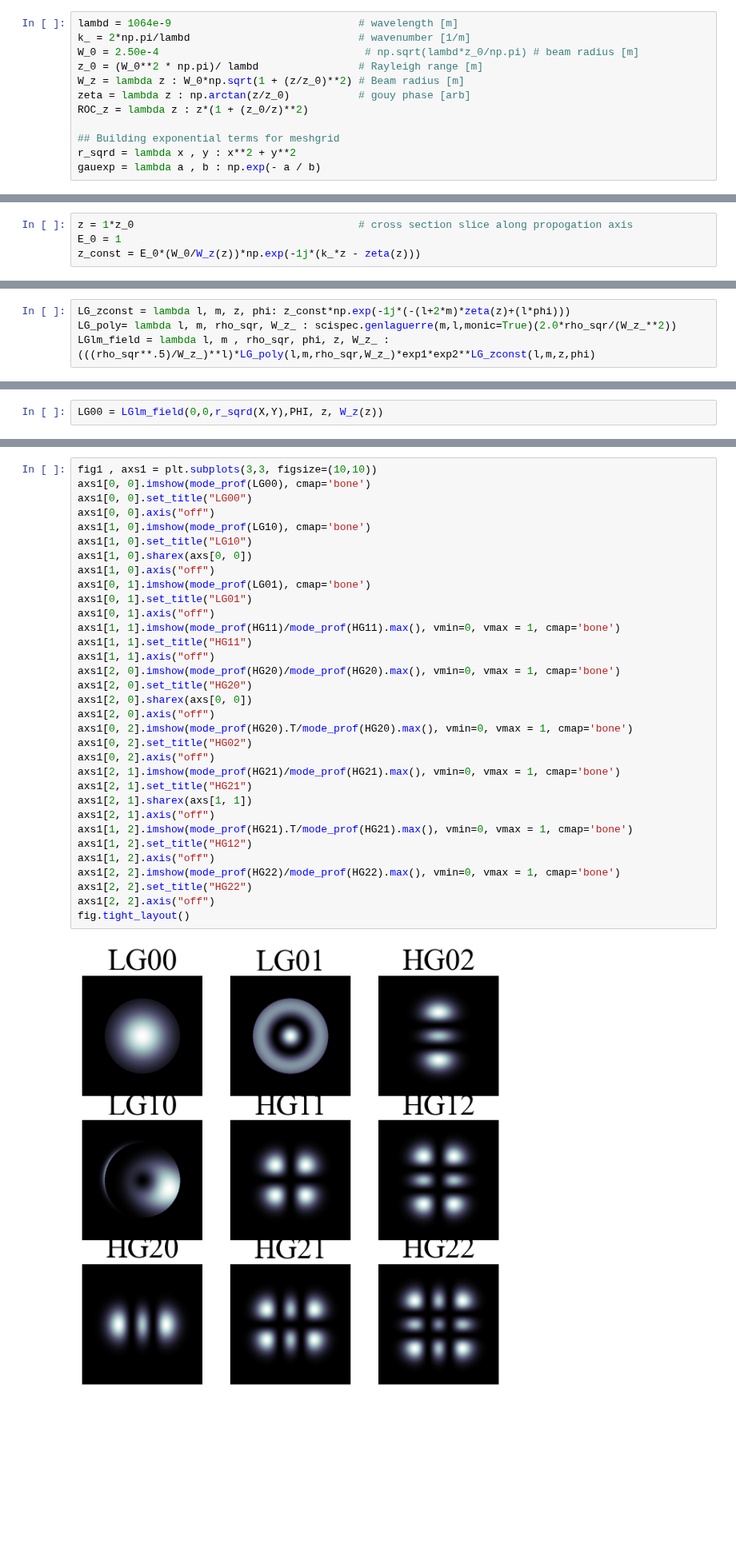
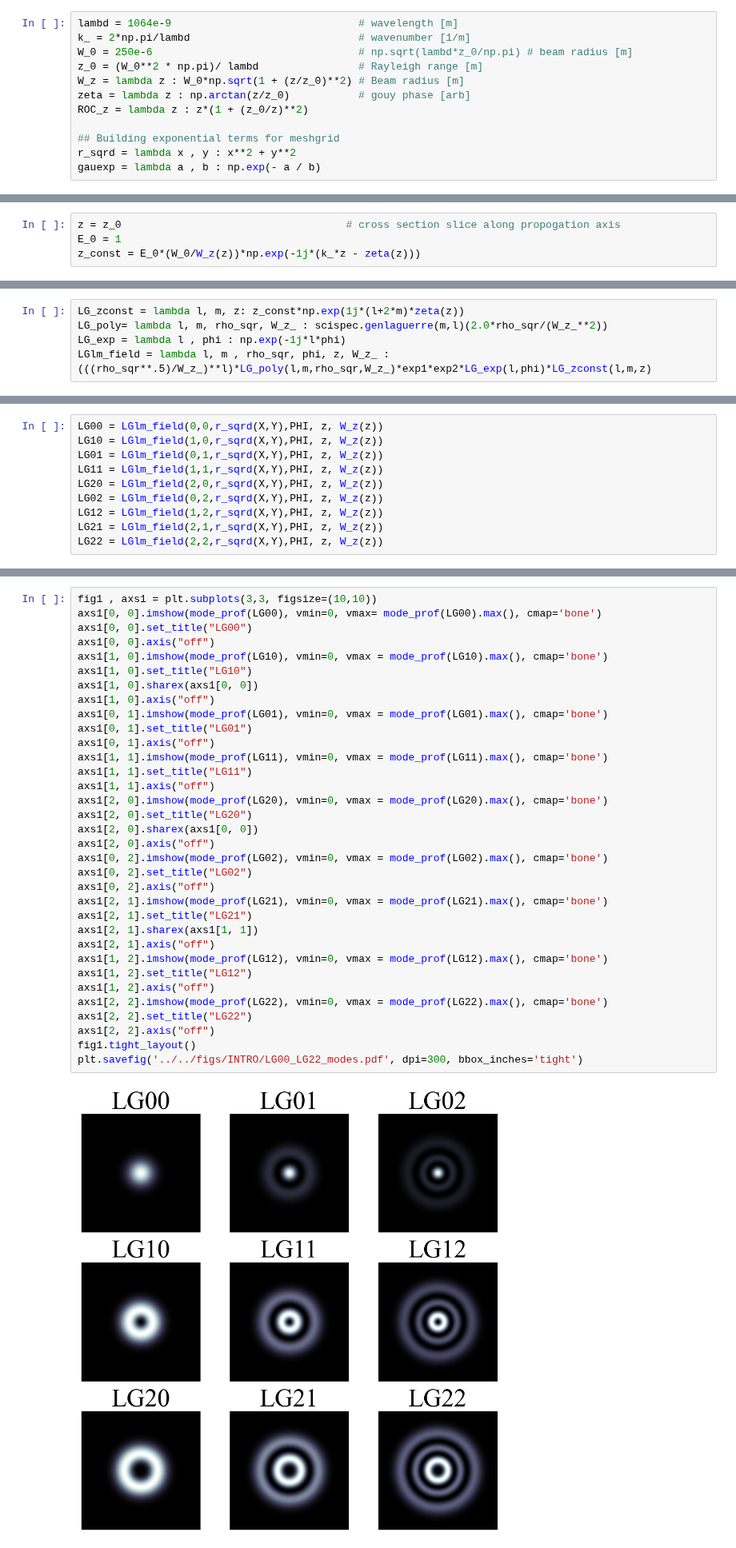
Before and after one commit to dancvan/dissertation, a Jupyter notebook: code/HGLG/beam_profiles.ipynb, the cells around one changed output, grey strips where cells are left out. Shown at 80% size. Saved outputs shown, nothing was run; the diff lists cells and outputs as text; blank space fills up the shorter version.

Commit message:
Generated and added HG-LG figures (currently Figure 1.8)

```diff
--- a/code/HGLG/beam_profiles.ipynb
+++ b/code/HGLG/beam_profiles.ipynb
@@ -16,7 +16,7 @@ plt.rcParams['axes.titlesize'] = 40
 # %%
 lambd = 1064e-9                              # wavelength [m]
 k_ = 2*np.pi/lambd                           # wavenumber [1/m]
-W_0 = 2.50e-4                                 # np.sqrt(lambd*z_0/np.pi) # beam radius [m]
+W_0 = 250e-6                                 # np.sqrt(lambd*z_0/np.pi) # beam radius [m]
 z_0 = (W_0**2 * np.pi)/ lambd                # Rayleigh range [m]
 W_z = lambda z : W_0*np.sqrt(1 + (z/z_0)**2) # Beam radius [m]
 zeta = lambda z : np.arctan(z/z_0)           # gouy phase [arb]
@@ -31,6 +31,6 @@ x = np.arange(-vprtsize/2,vprtsize/2, .5e-5)
 y = x
 # %%
-z = 1*z_0                                    # cross section slice along propogation axis
+z = z_0                                    # cross section slice along propogation axis
 E_0 = 1
 z_const = E_0*(W_0/W_z(z))*np.exp(-1j*(k_*z - zeta(z)))
 # %%
@@ -180,7 +191,8 @@ array([[-2.35619449, -2.35368823, -2.35116941, ..., -0.79295469,
 # %%
-LG_zconst = lambda l, m, z, phi: z_const*np.exp(-1j*(-(l+2*m)*zeta(z)+(l*phi)))
-LG_poly= lambda l, m, rho_sqr, W_z_ : scispec.genlaguerre(m,l,monic=True)(2.0*rho_sqr/(W_z_**2))
-LGlm_field = lambda l, m , rho_sqr, phi, z, W_z_ : (((rho_sqr**.5)/W_z_)**l)*LG_poly(l,m,rho_sqr,W_z_)*exp1*exp2**LG_zconst(l,m,z,phi)
+LG_zconst = lambda l, m, z: z_const*np.exp(1j*(l+2*m)*zeta(z))
+LG_poly= lambda l, m, rho_sqr, W_z_ : scispec.genlaguerre(m,l)(2.0*rho_sqr/(W_z_**2))
+LG_exp = lambda l , phi : np.exp(-1j*l*phi)
+LGlm_field = lambda l, m , rho_sqr, phi, z, W_z_ : (((rho_sqr**.5)/W_z_)**l)*LG_poly(l,m,rho_sqr,W_z_)*exp1*exp2*LG_exp(l,phi)*LG_zconst(l,m,z)
 # %%
 LG_poly(1,0,r_sqrd(X,Y),W_z(z))
 # %% [output]
@@ -194,2 +208,10 @@ array([[1., 1., 1., ..., 1., 1., 1.],
 # %%
 LG00 = LGlm_field(0,0,r_sqrd(X,Y),PHI, z, W_z(z))
+LG10 = LGlm_field(1,0,r_sqrd(X,Y),PHI, z, W_z(z))
+LG01 = LGlm_field(0,1,r_sqrd(X,Y),PHI, z, W_z(z))
+LG11 = LGlm_field(1,1,r_sqrd(X,Y),PHI, z, W_z(z))
+LG20 = LGlm_field(2,0,r_sqrd(X,Y),PHI, z, W_z(z))
+LG02 = LGlm_field(0,2,r_sqrd(X,Y),PHI, z, W_z(z))
+LG12 = LGlm_field(1,2,r_sqrd(X,Y),PHI, z, W_z(z))
+LG21 = LGlm_field(2,1,r_sqrd(X,Y),PHI, z, W_z(z))
+LG22 = LGlm_field(2,2,r_sqrd(X,Y),PHI, z, W_z(z))
@@ -200,35 +218,36 @@ LG01 = LGlm_field(0,1,r_sqrd(X,Y),PHI, z, W_z(z))
 # %%
 fig1 , axs1 = plt.subplots(3,3, figsize=(10,10))
-axs1[0, 0].imshow(mode_prof(LG00), cmap='bone')
+axs1[0, 0].imshow(mode_prof(LG00), vmin=0, vmax= mode_prof(LG00).max(), cmap='bone')
 axs1[0, 0].set_title("LG00")
 axs1[0, 0].axis("off")
-axs1[1, 0].imshow(mode_prof(LG10), cmap='bone')
+axs1[1, 0].imshow(mode_prof(LG10), vmin=0, vmax = mode_prof(LG10).max(), cmap='bone')
 axs1[1, 0].set_title("LG10")
-axs1[1, 0].sharex(axs[0, 0])
+axs1[1, 0].sharex(axs1[0, 0])
 axs1[1, 0].axis("off")
-axs1[0, 1].imshow(mode_prof(LG01), cmap='bone')
+axs1[0, 1].imshow(mode_prof(LG01), vmin=0, vmax = mode_prof(LG01).max(), cmap='bone')
 axs1[0, 1].set_title("LG01")
 axs1[0, 1].axis("off")
-axs1[1, 1].imshow(mode_prof(HG11)/mode_prof(HG11).max(), vmin=0, vmax = 1, cmap='bone')
-axs1[1, 1].set_title("HG11")
+axs1[1, 1].imshow(mode_prof(LG11), vmin=0, vmax = mode_prof(LG11).max(), cmap='bone')
+axs1[1, 1].set_title("LG11")
 axs1[1, 1].axis("off")
-axs1[2, 0].imshow(mode_prof(HG20)/mode_prof(HG20).max(), vmin=0, vmax = 1, cmap='bone')
-axs1[2, 0].set_title("HG20")
-axs1[2, 0].sharex(axs[0, 0])
+axs1[2, 0].imshow(mode_prof(LG20), vmin=0, vmax = mode_prof(LG20).max(), cmap='bone')
+axs1[2, 0].set_title("LG20")
+axs1[2, 0].sharex(axs1[0, 0])
 axs1[2, 0].axis("off")
-axs1[0, 2].imshow(mode_prof(HG20).T/mode_prof(HG20).max(), vmin=0, vmax = 1, cmap='bone')
-axs1[0, 2].set_title("HG02")
+axs1[0, 2].imshow(mode_prof(LG02), vmin=0, vmax = mode_prof(LG02).max(), cmap='bone')
+axs1[0, 2].set_title("LG02")
 axs1[0, 2].axis("off")
-axs1[2, 1].imshow(mode_prof(HG21)/mode_prof(HG21).max(), vmin=0, vmax = 1, cmap='bone')
-axs1[2, 1].set_title("HG21")
-axs1[2, 1].sharex(axs[1, 1])
+axs1[2, 1].imshow(mode_prof(LG21), vmin=0, vmax = mode_prof(LG21).max(), cmap='bone')
+axs1[2, 1].set_title("LG21")
+axs1[2, 1].sharex(axs1[1, 1])
 axs1[2, 1].axis("off")
-axs1[1, 2].imshow(mode_prof(HG21).T/mode_prof(HG21).max(), vmin=0, vmax = 1, cmap='bone')
-axs1[1, 2].set_title("HG12")
+axs1[1, 2].imshow(mode_prof(LG12), vmin=0, vmax = mode_prof(LG12).max(), cmap='bone')
+axs1[1, 2].set_title("LG12")
 axs1[1, 2].axis("off")
-axs1[2, 2].imshow(mode_prof(HG22)/mode_prof(HG22).max(), vmin=0, vmax = 1, cmap='bone')
-axs1[2, 2].set_title("HG22")
+axs1[2, 2].imshow(mode_prof(LG22), vmin=0, vmax = mode_prof(LG22).max(), cmap='bone')
+axs1[2, 2].set_title("LG22")
 axs1[2, 2].axis("off")
-fig.tight_layout()
+fig1.tight_layout()
+plt.savefig('../../figs/INTRO/LG00_LG22_modes.pdf', dpi=300, bbox_inches='tight')
 # %% [output]
-[figure, old version]
+[figure, new version]
```
Also changed, not shown: parts of 11 cells of this notebook, 2 other files.
